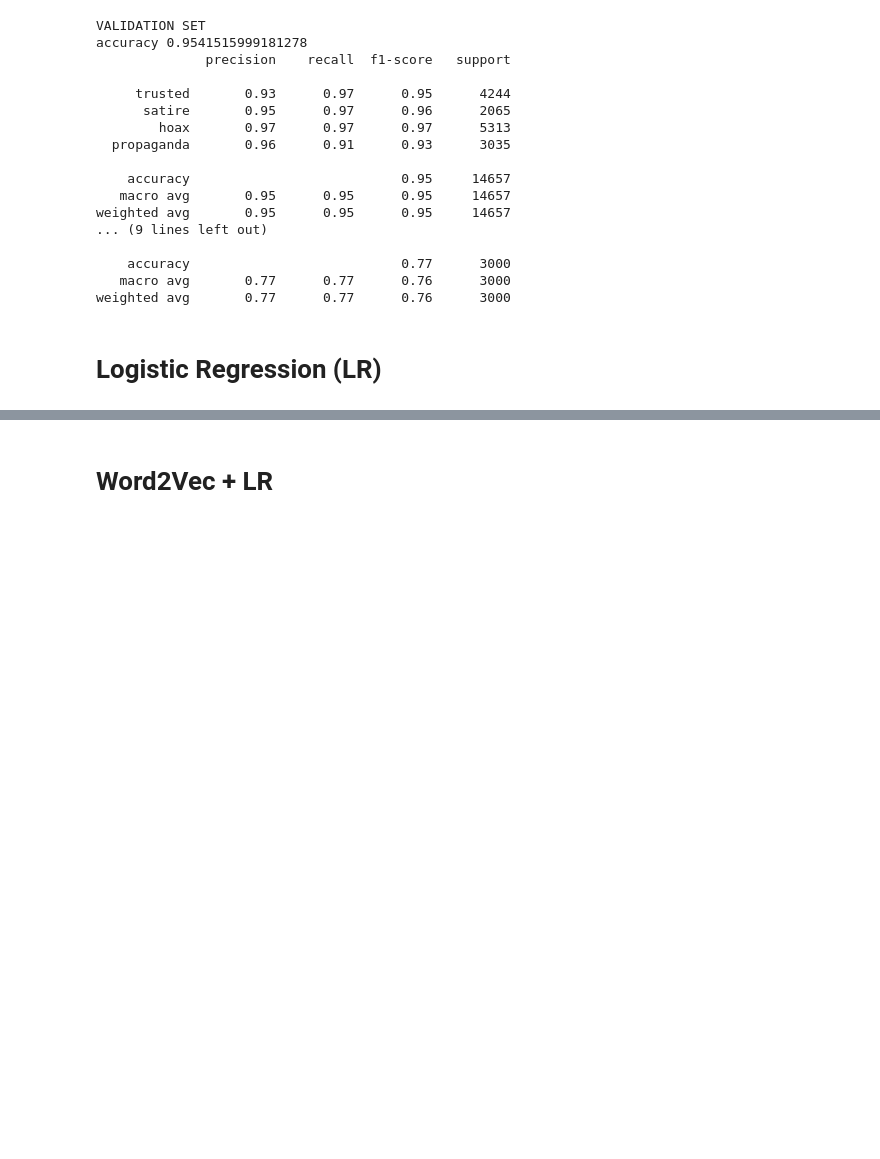
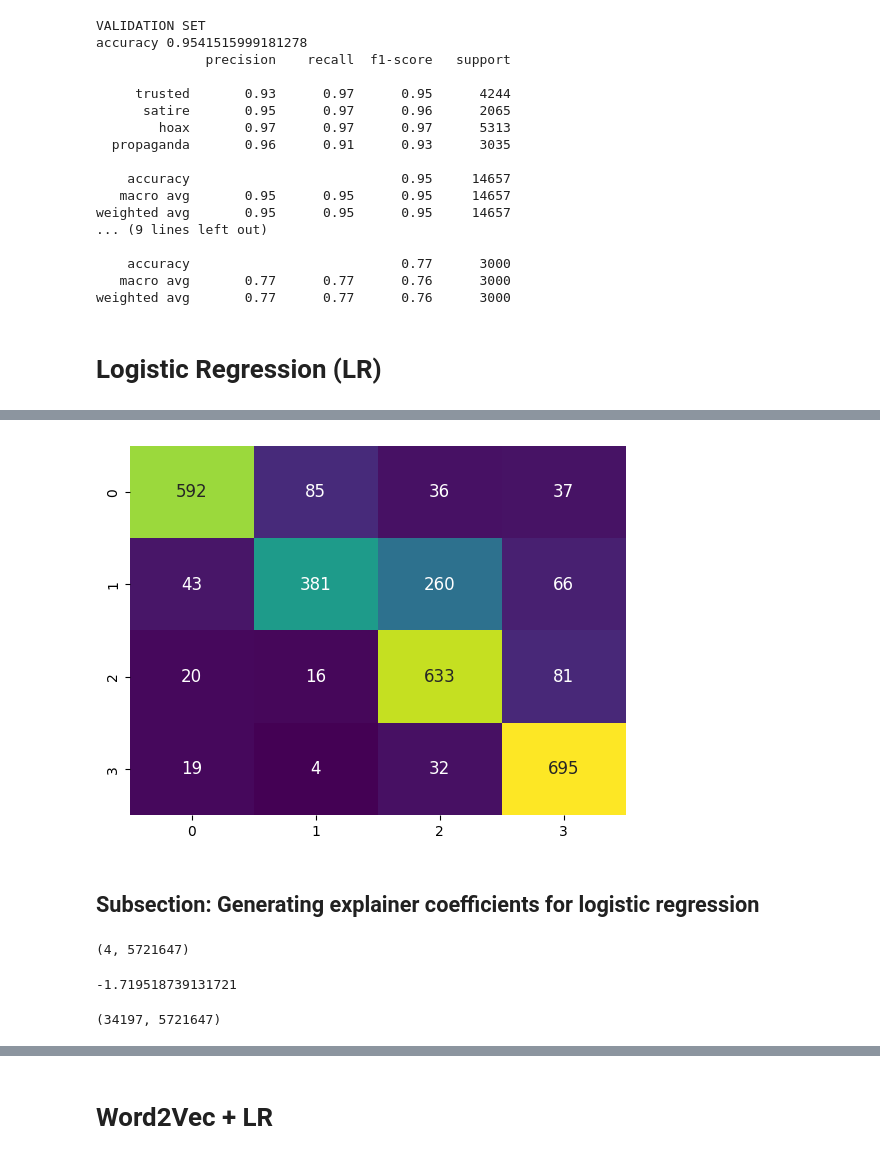
Before and after one commit to maxxyh/fake-news-prediction, a Jupyter notebook: simple_bow_classifier.ipynb, the cells around one changed output, grey strips where cells are left out. Cells and saved outputs as stored; diff of their text form; code cells hidden in the pictures; blank space fills up the shorter version.

```diff
--- a/simple_bow_classifier.ipynb
+++ b/simple_bow_classifier.ipynb
@@ -214,0 +237,26 @@ KeyboardInterrupt:
+# %%
+def draw_confusion_matrix(true, preds):
+    conf_matx = confusion_matrix(true, preds)
+    sns.heatmap(
+        conf_matx,
+        annot=True,
+        annot_kws={"size": 12},
+        fmt='g',
+        cbar=False,
+        cmap="viridis"
+    )
+    plt.show()
+# %%
+draw_confusion_matrix(y_test, y_pred)
+# %% [output]
+[figure, added]
+# %% [markdown]
+## Subsection: Generating explainer coefficients for logistic regression
+# %%
+logreg['clf'].coef_.shape
+# %% [output]
+(4, 5721647)
+# %%
+logreg['clf'].intercept_[0]
+# %% [output]
+-1.719518739131721
@@ -214,0 +268,4 @@ KeyboardInterrupt:
+# %%
+vectorized.shape
+# %% [output]
+(34197, 5721647)
```
Also changed, not shown: parts of 12 cells of this notebook, 5 other files.
